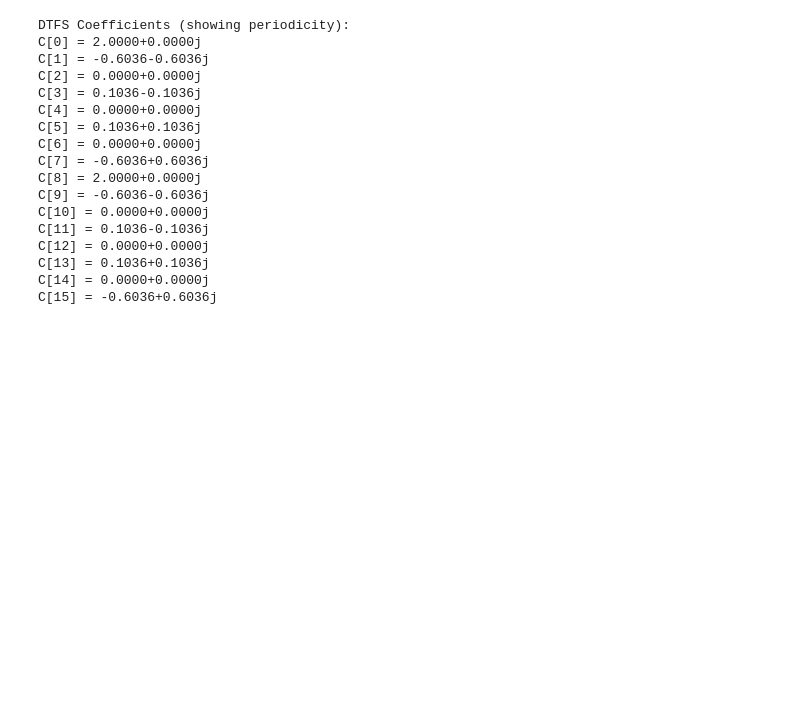
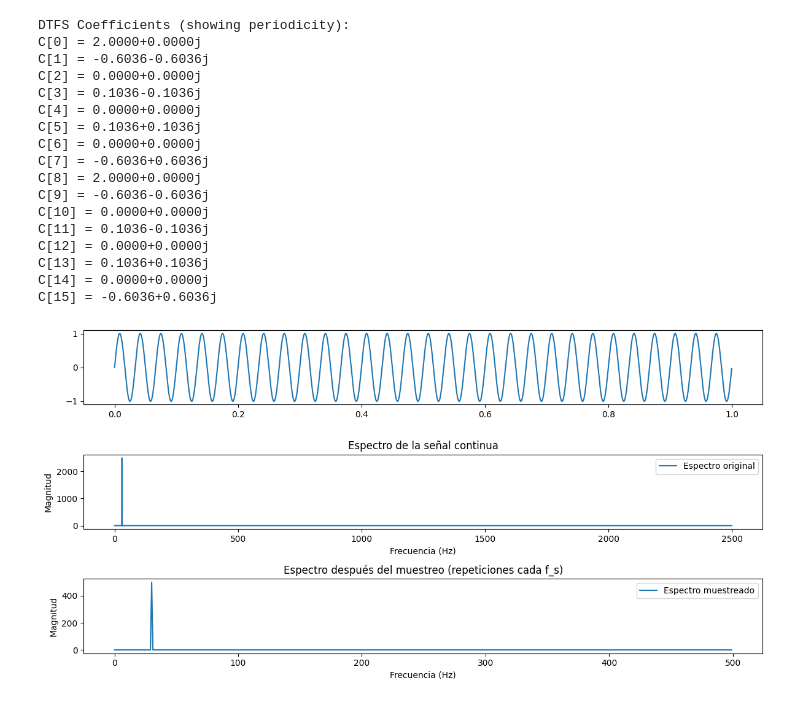
Before and after one commit to PabloCaicedoR/pablocaicedor.github.io, a Jupyter notebook: codigo/preparing_slides_002.ipynb, the cells around one changed output. Saved outputs shown, nothing was run; the diff lists cells and outputs as text; code cells hidden in the pictures; blank space fills up the shorter version.

```diff
--- a/codigo/preparing_slides_002.ipynb
+++ b/codigo/preparing_slides_002.ipynb
@@ -105,3 +105,62 @@ C[12] = 0.0000+0.0000j
 C[13] = 0.1036+0.1036j
 C[14] = 0.0000+0.0000j
 C[15] = -0.6036+0.6036j
+# %%
+import numpy as np
+import matplotlib.pyplot as plt
+
+# Parámetros
+fs_cont = 5000  # Frecuencia de muestreo "continua" (muy alta)
+fs_sampled = 1000  # Frecuencia de muestreo baja
+T = 1  # Duración de la señal en segundos
+f_signal = 30  # Frecuencia de la señal
+
+# Señal continua
+t_cont = np.linspace(0, T, fs_cont * T, endpoint=False)
+signal_cont = np.sin(2 * np.pi * f_signal * t_cont)
+
+# Señal muestreada
+t_sampled = np.linspace(0, T, fs_sampled * T, endpoint=False)
+signal_sampled = np.sin(2 * np.pi * f_signal * t_sampled)
+
+# FFT continua
+fft_cont = np.fft.fft(signal_cont)
+freqs_cont = np.fft.fftfreq(len(signal_cont), d=1 / fs_cont)
+
+# FFT muestreada
+fft_sampled = np.fft.fft(signal_sampled)
+freqs_sampled = np.fft.fftfreq(len(signal_sampled), d=1 / fs_sampled)
+
+# Graficar espectro original y espectro muestreado
+plt.figure(figsize=(12, 6))
+
+plt.subplot(3, 1, 1)
+plt.plot(
+    t_cont, signal_cont
+)
+plt.subplot(3, 1, 2)
+plt.plot(
+    freqs_cont[: len(freqs_cont) // 2],
+    np.abs(fft_cont[: len(freqs_cont) // 2]),
+    label="Espectro original",
+)
+plt.title("Espectro de la señal continua")
+plt.xlabel("Frecuencia (Hz)")
+plt.ylabel("Magnitud")
+plt.legend()
+
+plt.subplot(3, 1, 3)
+plt.plot(
+    freqs_sampled[: len(freqs_sampled) // 2],
+    np.abs(fft_sampled[: len(freqs_sampled) // 2]),
+    label="Espectro muestreado",
+)
+plt.title("Espectro después del muestreo (repeticiones cada f_s)")
+plt.xlabel("Frecuencia (Hz)")
+plt.ylabel("Magnitud")
+plt.legend()
+
+plt.tight_layout()
+plt.show()
+# %% [output]
+[figure, added]
```
Also changed, not shown: 14 other files.
